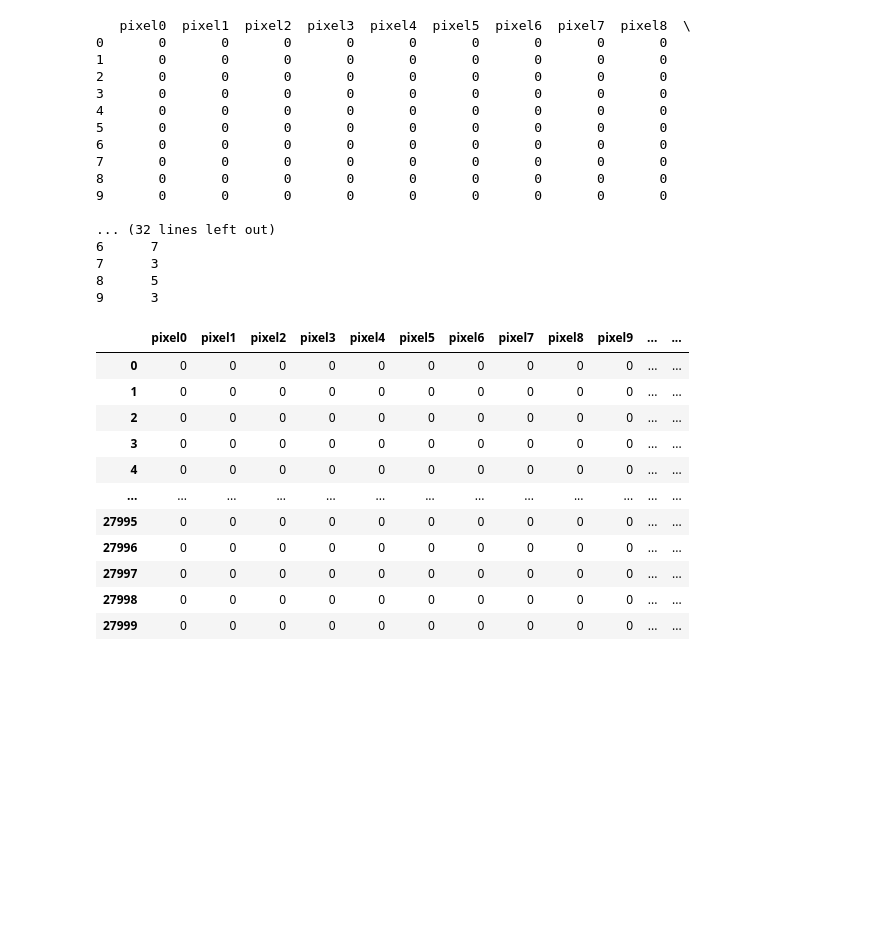
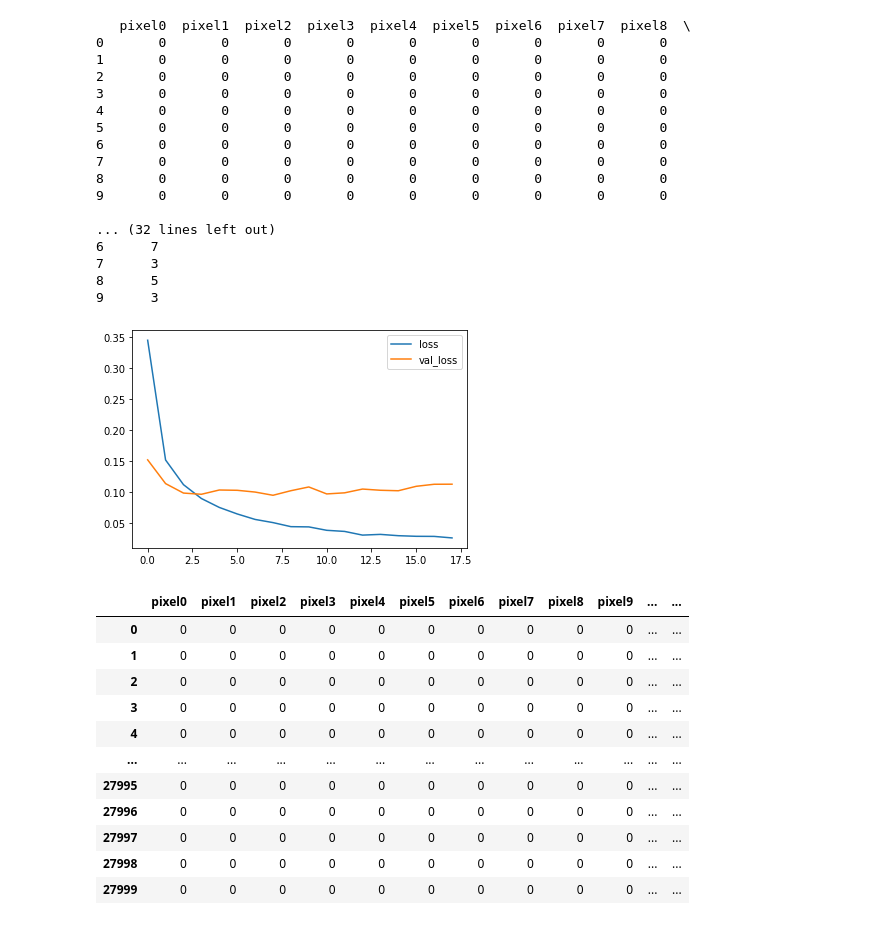
Before and after one commit to Suyashiitr/kaggle, a Jupyter notebook: neural-networks-digit-recogniser.ipynb, the cells around one changed output. Saved outputs shown, nothing was run; the diff lists cells and outputs as text; code cells hidden in the pictures; blank space fills up the shorter version.

```diff
--- a/neural-networks-digit-recogniser.ipynb
+++ b/neural-networks-digit-recogniser.ipynb
@@ -84,34 +84,38 @@ warnings.filterwarnings("ignore")
 earlystop = callbacks.EarlyStopping(  #to avoid overfitting
     min_delta = 0.001,
     patience = 10 ,
     restore_best_weights = True,
 )
 #Network with 2 hidden layers with activation function relu and 256 units
 #output layer with activation function sofftmax and 10 units
 #Batch Normalization and Dropout performed after each layer
 model = keras.Sequential([
     layers.Dense(256,activation ='relu'),
     layers.Dropout(0.2),
     layers.BatchNormalization(),
     layers.Dense(256,activation='relu'),
     layers.Dropout(0.2),
     layers.BatchNormalization(),
     layers.Dense(10,activation='softmax')
 ])
 model.compile(
     optimizer = 'adam',
     loss ='sparse_categorical_crossentropy',
     metrics = ['accuracy'],
 )
 classify = model.fit(
     x_train ,y_train,
     validation_data = (x_test,y_test ),
     callbacks = [earlystop],
     batch_size = 128,
     epochs = 512,
     verbose =0,
 )
-#history() can be used to look at loss and validation loss but not used here
+
+history_df = pd.DataFrame(classify.history)
+history_df.loc[:, ['loss', 'val_loss']].plot();
+# %% [output]
+[figure, added]
 # %%
 test = pd.read_csv('/kaggle/input/digit-recognizer/test.csv')
 test #loading test dataset
```
Also changed, not shown: parts of 1 cell of this notebook.
